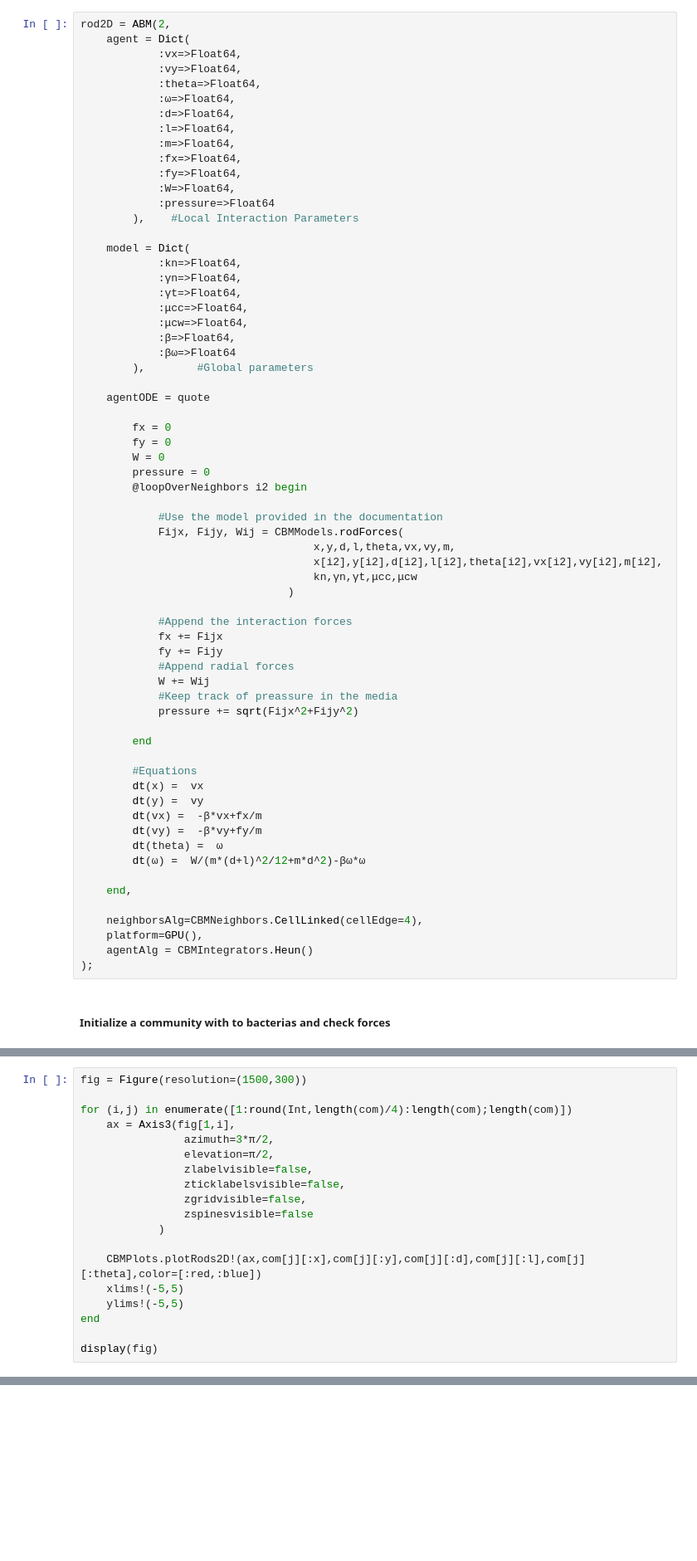
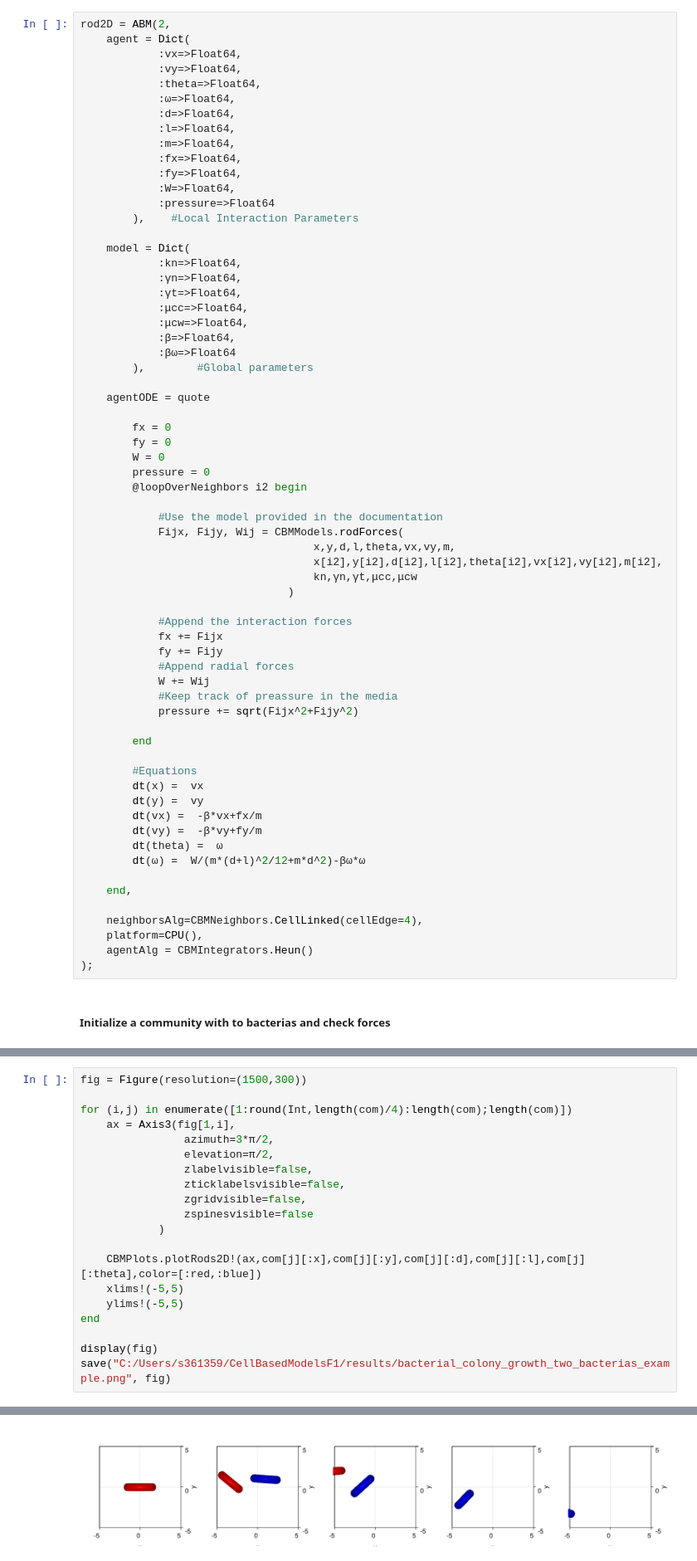
Before and after one commit to MarkoKorb/CellBasedModelsF1, a Jupyter notebook: code/bacterial_colony_growth_example.ipynb, the cells around one changed output, grey strips where cells are left out. Shown at 83% size. Saved outputs shown, nothing was run; the diff lists cells and outputs as text; blank space fills up the shorter version.

Commit message:
fix bacterial colony growth + add figs to readme

```diff
--- a/code/bacterial_colony_growth_example.ipynb
+++ b/code/bacterial_colony_growth_example.ipynb
@@ -101,7 +101,7 @@ rod2D = ABM(2,
     end,
 
     neighborsAlg=CBMNeighbors.CellLinked(cellEdge=4),
-    platform=GPU(),
+    platform=CPU(),
     agentAlg = CBMIntegrators.Heun()
 );
 # %% [markdown]
@@ -193,4 +195,5 @@ for (i,j) in enumerate([1:round(Int,length(com)/4):length(com);length(com)])
 end
 
 display(fig)
+save("C:/Users/s361359/CellBasedModelsF1/results/bacterial_colony_growth_two_bacterias_example.png", fig)
 # %% [output]
@@ -197,0 +200 @@ ArgumentError: ArgumentError: step cannot be zero
+[figure, added]
```
Also changed, not shown: parts of 9 cells of this notebook, 4 other files.
